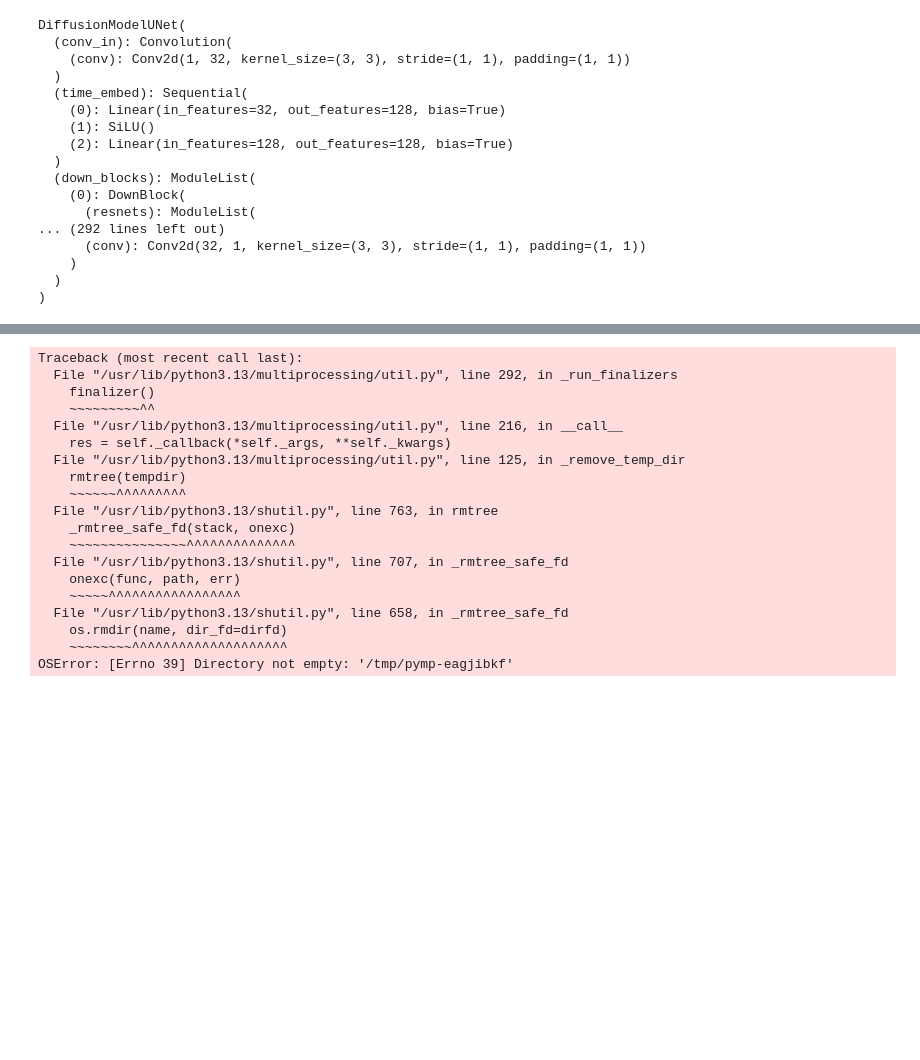
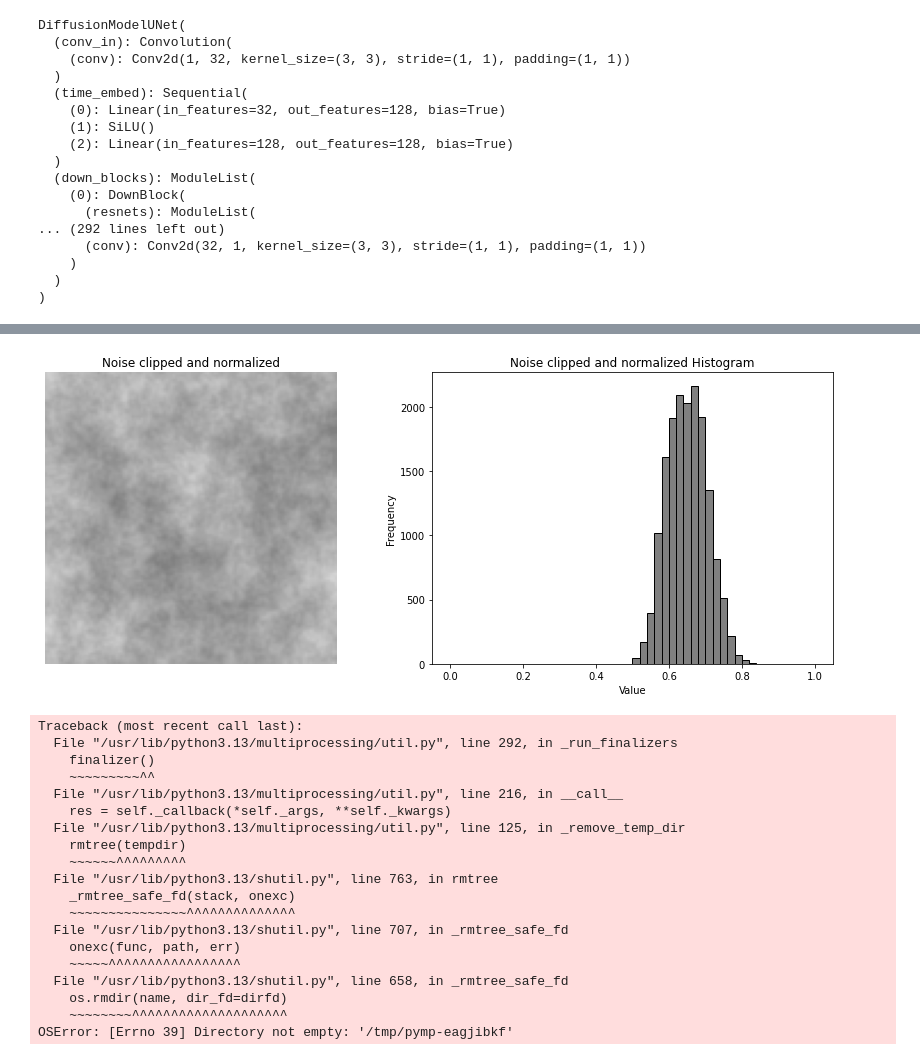
Before and after one commit to theotimefd/AnoDiffExperiments, a Jupyter notebook: 2d_ddpm/visualise_noise_and_schedules.ipynb, the cells around one changed output, grey strips where cells are left out. Saved outputs shown, nothing was run; the diff lists cells and outputs as text; code cells hidden in the pictures; blank space fills up the shorter version.

```diff
--- a/2d_ddpm/visualise_noise_and_schedules.ipynb
+++ b/2d_ddpm/visualise_noise_and_schedules.ipynb
@@ -110,3 +133,23 @@ infer_scheduler = simplex_ddpm.SimplexDDPMScheduler(num_train_timesteps=1000, sc
+# %%
+noise_clipped_normalized = np.clip(noise/3.0 + 0.5, a_min=0.0, a_max=1.0)
+
+fig, axs = plt.subplots(1, 2, figsize=(12, 5))
+
+# Plot the noise
+axs[0].imshow(noise_clipped_normalized.cpu(), cmap="gray", vmin=0.0, vmax=1.0)
+axs[0].set_title("Noise clipped and normalized")
+axs[0].axis("off")
+
+# Plot the histogram of the noise
+axs[1].hist(noise_clipped_normalized.cpu().numpy().flatten(), bins=50, color="gray", edgecolor="black", range=(0.0, 1.0))
+axs[1].set_title("Noise clipped and normalized Histogram")
+axs[1].set_xlabel("Value")
+axs[1].set_ylabel("Frequency")
+
+plt.tight_layout()
+plt.show()
+# %% [output]
+[figure, added]
 # %%
 @torch.no_grad()
 def my_sample(image, infer_scheduler, timesteps=100, return_intermediates=False):
```
Also changed, not shown: parts of 3 cells of this notebook, 15 other files.
